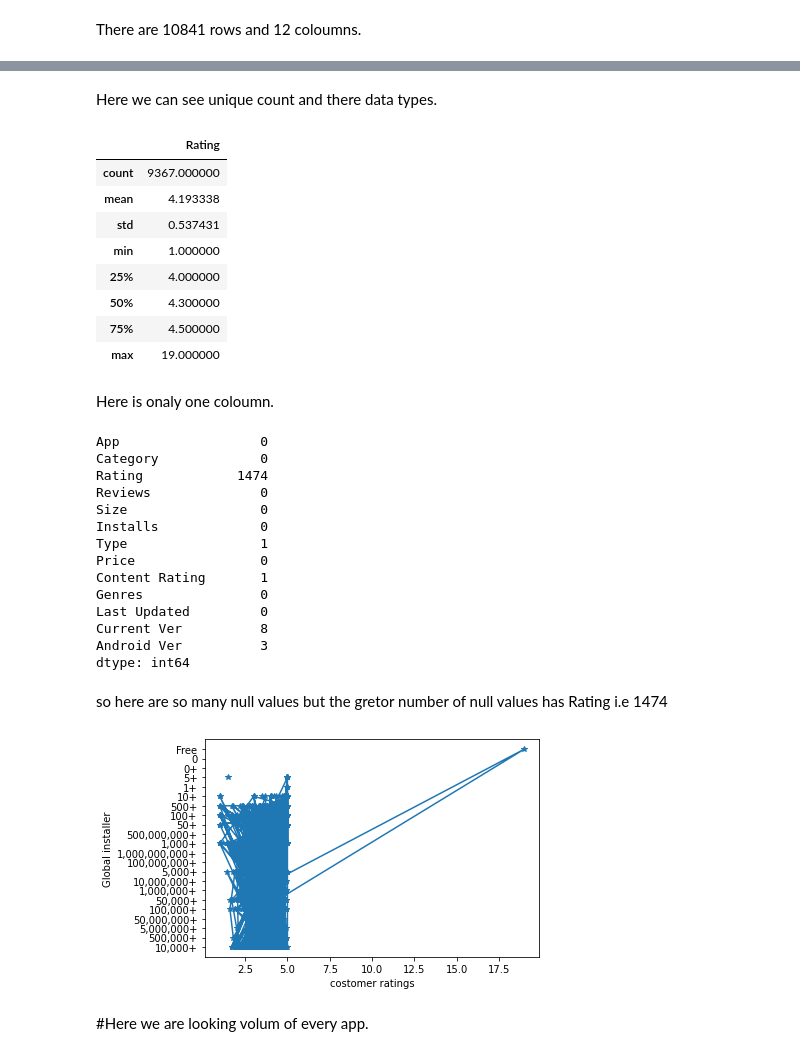
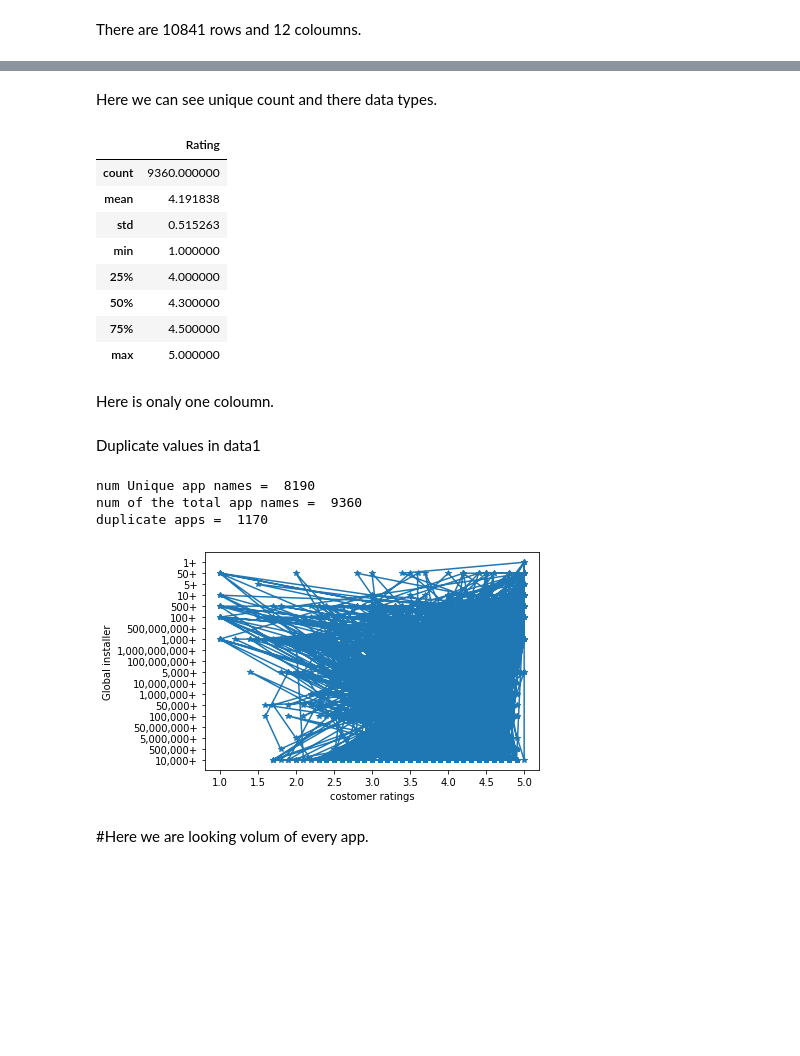
Before and after one commit to PratikshaChimankar/CAPSTONE-PROJECT-1--Play-Store-App-Review-Analysis, a Jupyter notebook: PSARA_Capstone_Project.ipynb, the cells around one changed output, grey strips where cells are left out. Drawn from its saved outputs; the diff is of its cells as text; code cells hidden in the pictures; blank space fills up the shorter version.

```diff
--- a/PSARA_Capstone_Project.ipynb
+++ b/PSARA_Capstone_Project.ipynb
@@ -20,4 +32,6 @@ Mounted at /content/drive
 # %%
-add='/content/drive/MyDrive/CAPSTONE PROJECT-1/Play Store Data.csv'
-data=pd.read_csv(add)
+add1='/content/drive/MyDrive/CAPSTONE PROJECT-1/Play Store Data.csv'
+add2='/content/drive/MyDrive/CAPSTONE PROJECT-1/ User Reviews.csv'
+data1=pd.read_csv(add1)
+data2=pd.read_csv(add2)
 # %%
@@ -57 +93,4 @@ There are 10841 rows and 12 coloumns.
+# %%
+# Delet all null values
+data1.dropna(how = 'any',inplace = True)
 # %%
@@ -103,49 +121,41 @@ printinfo()
 # %% [markdown]
-Here we can see unique count and there data types.
+ Here we can see unique count and there data types.
 # %%
-data.describe()
+data1.describe()
 # %% [output]
 |  | Rating |
-| count | 9367.000000 |
-| mean | 4.193338 |
-| std | 0.537431 |
+| count | 9360.000000 |
+| mean | 4.191838 |
+| std | 0.515263 |
 | min | 1.000000 |
 | 25% | 4.000000 |
 | 50% | 4.300000 |
 | 75% | 4.500000 |
-| max | 19.000000 |
+| max | 5.000000 |
 # %% [markdown]
 Here is onaly one coloumn.
-# %%
-# cheack there is any null value or not.
-data.isnull().sum()
-# %% [output]
-App                  0
-Category             0
-Rating            1474
-Reviews              0
-Size                 0
-Installs             0
-Type                 1
-Price                0
-Content Rating       1
-Genres               0
-Last Updated         0
-Current Ver          8
-Android Ver          3
-dtype: int64
-# %% [markdown]
-so here are so many null values but the gretor number of null values has Rating
-i.e 1474
+# %% [markdown]
+Duplicate values in data1
+# %%
+print("num Unique app names = ", len(data1['App'].unique()))
+print("num of the total app names = ", data1.shape[0])
+print("duplicate apps = ",len(data1['App'])- len(data1['App'].unique()))
+# %% [output]
+num Unique app names =  8190
+num of the total app names =  9360
+duplicate apps =  1170
+# %%
+# here we are delet all duplicate values.
+data1.drop_duplicates(subset = 'App', keep = 'first' ,inplace = True)
 # %%
-x= data['Rating']
-y=data['Installs']
+x= data1['Rating']
+y=data1['Installs']
 plt.xlabel('costomer ratings')
 plt.ylabel('Global installer')
 plt.plot(x,y,marker='*')
 plt.show()
 # %% [output]
-[figure, old version]
+[figure, new version]
 # %% [markdown]
 #Here we are looking volum of every app.
 # %%
```
Also changed, not shown: parts of 40 cells of this notebook.
